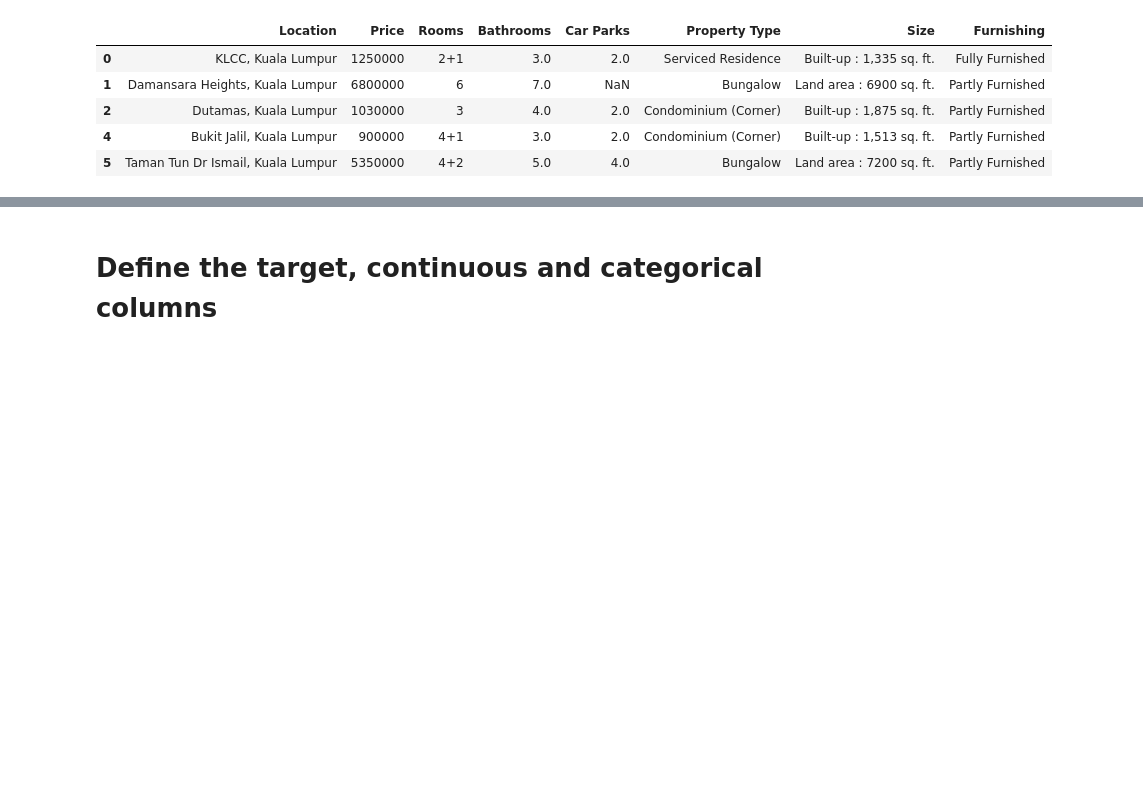
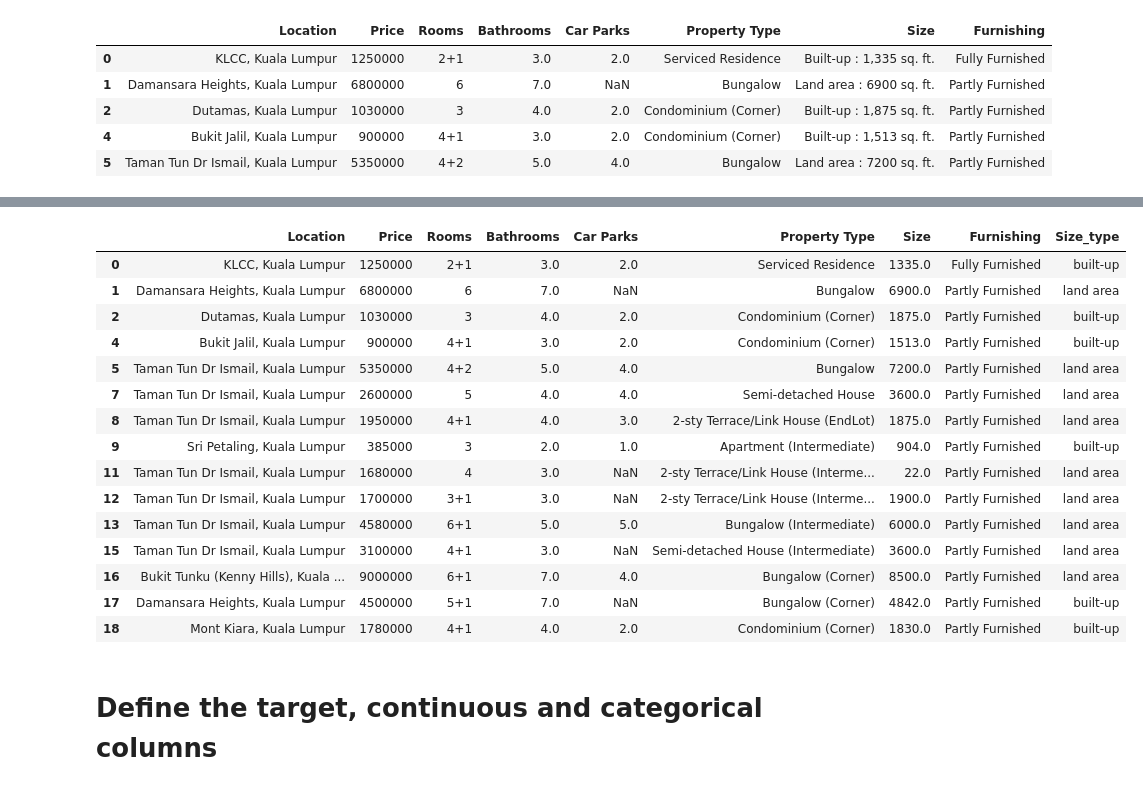
Before and after one commit to PacktPublishing/Deep-Learning-with-fastai-Cookbook, a Jupyter notebook: ch3/training_model_standalone_tabular_dataset.ipynb, the cells around one changed output, grey strips where cells are left out. Saved outputs shown, nothing was run; the diff lists cells and outputs as text; code cells hidden in the pictures; blank space fills up the shorter version.

```diff
--- a/ch3/training_model_standalone_tabular_dataset.ipynb
+++ b/ch3/training_model_standalone_tabular_dataset.ipynb
@@ -106,3 +154,4 @@ df_train.head(15)
 # %%
-def calc_column(input_string):
-    return eval(input_string)
+def apply_eval(input_string):
+    #print("s: ", str(input_string))
+    return(eval(str(input_string)))
@@ -199,3 +191,27 @@ dtype: int64
+# %%
+# convert Size to numeric
+# df_train['Size'] = pd.to_numeric(df_train['Size'])
+# apply arithmetic
+# df_train['Size'] = df_train['Size'].apply(lambda x: eval(str(x)))
+df_train['Size'] = df_train['Size'].apply(lambda x: apply_eval(x))
+df_train.head(15)
+# %% [output]
+|  | Location | Price | Rooms | Bathrooms | Car Parks | Property Type | Size | Furnishing | Size_type |
+| 0 | KLCC, Kuala Lumpur | 1250000 | 2+1 | 3.0 | 2.0 | Serviced Residence | 1335.0 | Fully Furnished | built-up |
+| 1 | Damansara Heights, Kuala Lumpur | 6800000 | 6 | 7.0 | NaN | Bungalow | 6900.0 | Partly Furnished | land area |
+| 2 | Dutamas, Kuala Lumpur | 1030000 | 3 | 4.0 | 2.0 | Condominium (Corner) | 1875.0 | Partly Furnished | built-up |
+| 4 | Bukit Jalil, Kuala Lumpur | 900000 | 4+1 | 3.0 | 2.0 | Condominium (Corner) | 1513.0 | Partly Furnished | built-up |
+| 5 | Taman Tun Dr Ismail, Kuala Lumpur | 5350000 | 4+2 | 5.0 | 4.0 | Bungalow | 7200.0 | Partly Furnished | land area |
+| 7 | Taman Tun Dr Ismail, Kuala Lumpur | 2600000 | 5 | 4.0 | 4.0 | Semi-detached House | 3600.0 | Partly Furnished | land area |
+| 8 | Taman Tun Dr Ismail, Kuala Lumpur | 1950000 | 4+1 | 4.0 | 3.0 | 2-sty Terrace/Link House (EndLot) | 1875.0 | Partly Furnished | land area |
+| 9 | Sri Petaling, Kuala Lumpur | 385000 | 3 | 2.0 | 1.0 | Apartment (Intermediate) | 904.0 | Partly Furnished | built-up |
+| 11 | Taman Tun Dr Ismail, Kuala Lumpur | 1680000 | 4 | 3.0 | NaN | 2-sty Terrace/Link House (Interme... | 22.0 | Partly Furnished | land area |
+| 12 | Taman Tun Dr Ismail, Kuala Lumpur | 1700000 | 3+1 | 3.0 | NaN | 2-sty Terrace/Link House (Interme... | 1900.0 | Partly Furnished | land area |
+| 13 | Taman Tun Dr Ismail, Kuala Lumpur | 4580000 | 6+1 | 5.0 | 5.0 | Bungalow (Intermediate) | 6000.0 | Partly Furnished | land area |
+| 15 | Taman Tun Dr Ismail, Kuala Lumpur | 3100000 | 4+1 | 3.0 | NaN | Semi-detached House (Intermediate) | 3600.0 | Partly Furnished | land area |
+| 16 | Bukit Tunku (Kenny Hills), Kuala ... | 9000000 | 6+1 | 7.0 | 4.0 | Bungalow (Corner) | 8500.0 | Partly Furnished | land area |
+| 17 | Damansara Heights, Kuala Lumpur | 4500000 | 5+1 | 7.0 | NaN | Bungalow (Corner) | 4842.0 | Partly Furnished | built-up |
+| 18 | Mont Kiara, Kuala Lumpur | 1780000 | 4+1 | 4.0 | 2.0 | Condominium (Corner) | 1830.0 | Partly Furnished | built-up |
 # %% [markdown]
 # Define the target, continuous and categorical columns
 # %%
```
Also changed, not shown: parts of 21 cells of this notebook.
